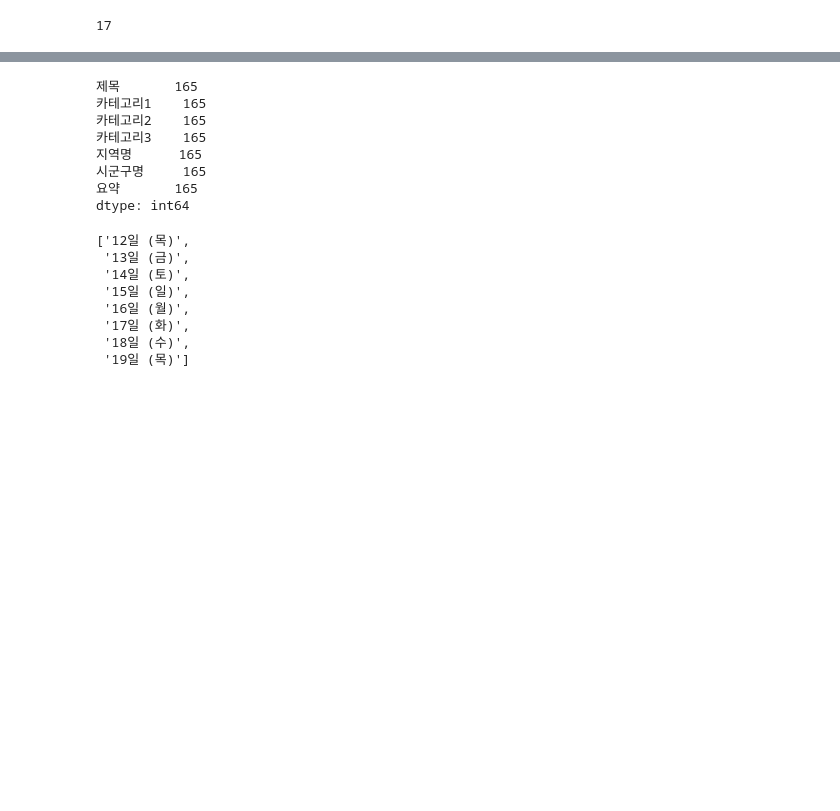
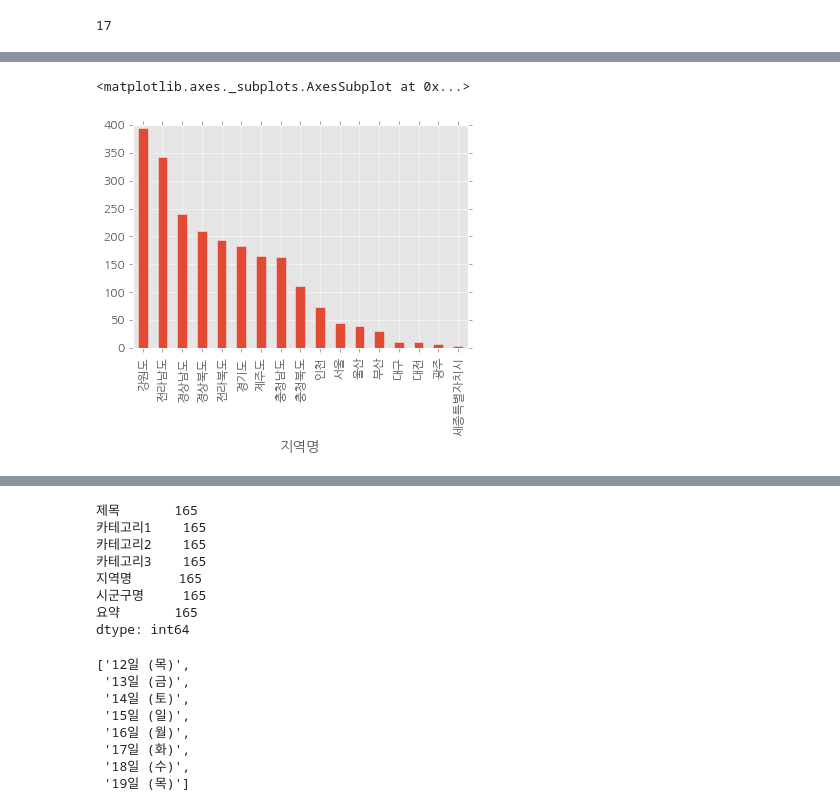
Before and after one commit to G-story/tour, a Jupyter notebook: tour.ipynb, the cells around one changed output, grey strips where cells are left out. Cells and saved outputs as stored; diff of their text form; code cells hidden in the pictures; blank space fills up the shorter version.

```diff
--- a/tour.ipynb
+++ b/tour.ipynb
@@ -41,0 +142,6 @@ tour_group.count()
+# %%
+tour_count.sort_values(['자연관광지'], ascending=False, inplace=True)
+tour_count['자연관광지'].plot(kind='bar')
+# %% [output]
+<matplotlib.axes._subplots.AxesSubplot at 0x...>
+[figure, added]
```
Also changed, not shown: parts of 13 cells of this notebook.
